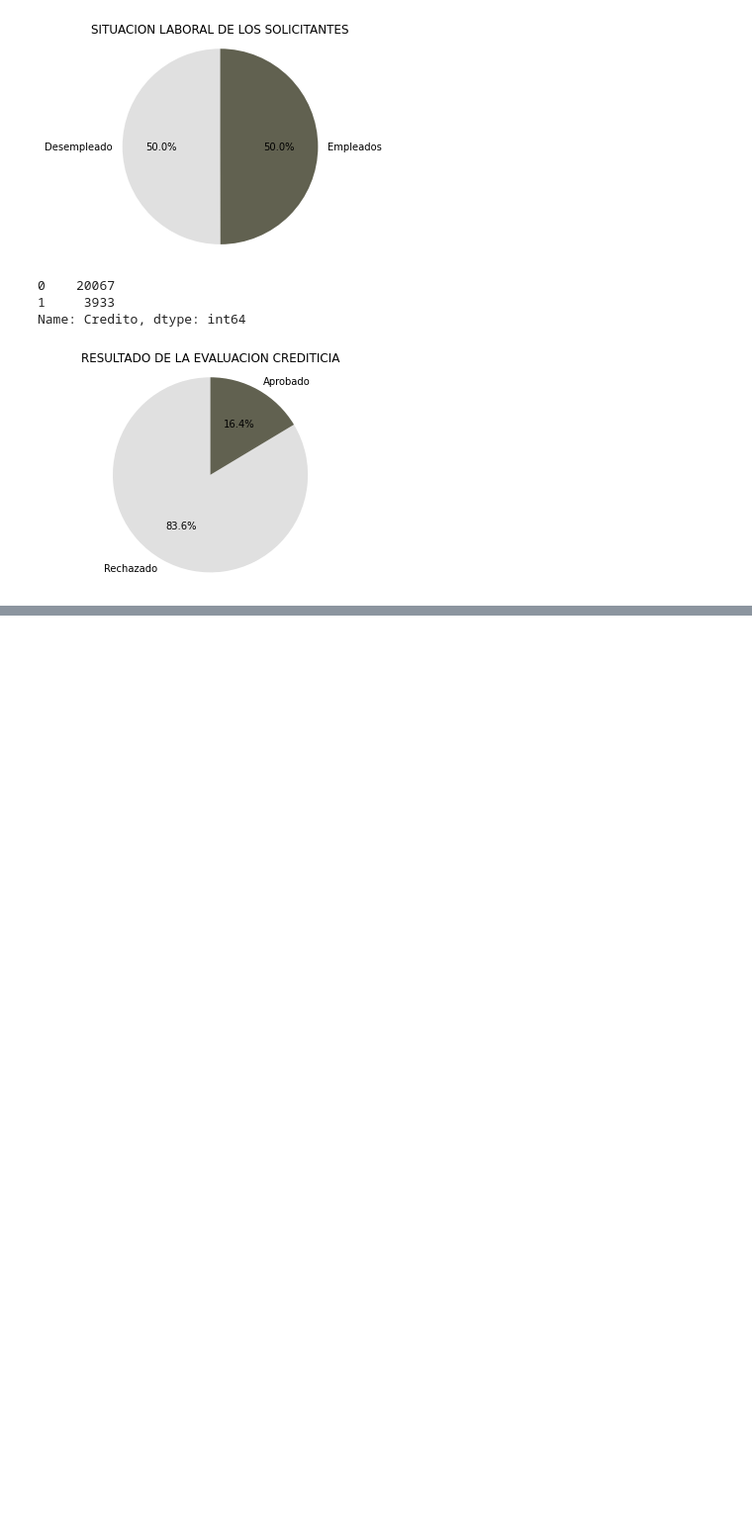
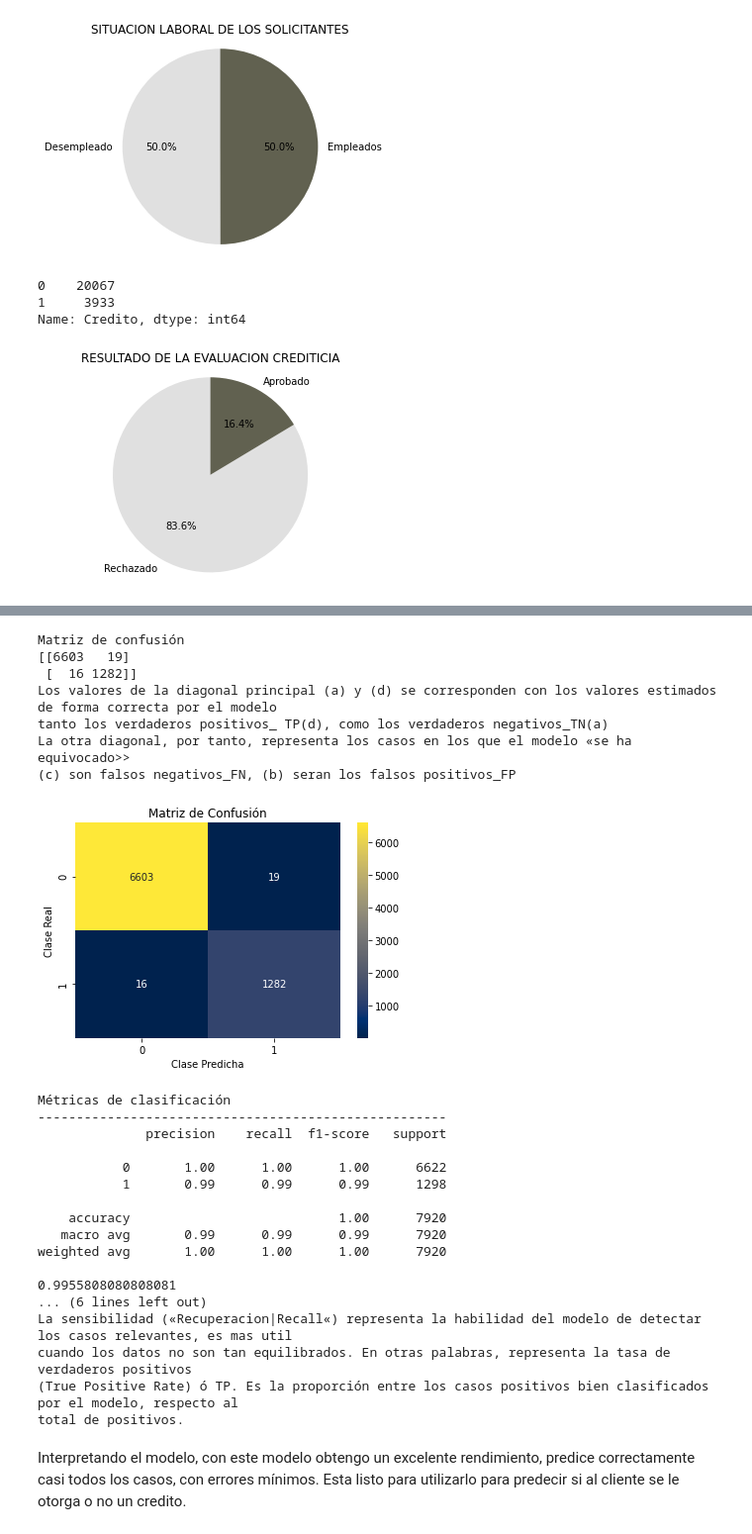
Before and after one commit to NestorDiazDataSC/Analisis_de_Datos, a Jupyter notebook: Creditos/loan_data.ipynb, the cells around one changed output, grey strips where cells are left out. Shown: that part at 99% size. Cells and saved outputs as stored; diff of their text form; code cells hidden in the pictures; blank space fills up the shorter version.

```diff
--- a/Creditos/loan_data.ipynb
+++ b/Creditos/loan_data.ipynb
@@ -91,0 +261,6 @@ plt.show()
+# %%
+# Creo un modelo de 200 arboles de decisión.
+model = RandomForestClassifier(random_state=10, n_estimators=200,
+                               class_weight="balanced", max_features="log2")
+model.fit(X_train, y_train)
+print(f"La precisión del Random Forest es: {model.score(X_test, y_test)}")
@@ -91,0 +269,4 @@ plt.show()
+# %%
+classifier=model.fit(X_train, y_train) #Construimos el modelo sobre los datos de entrenamiento
+# %%
+predictions=classifier.predict(X_test)
@@ -91,0 +287,67 @@ plt.show()
+# %%
+from sklearn.metrics import classification_report, confusion_matrix, accuracy_score
+print("Matriz de confusión")
+print(confusion_matrix(y_test,predictions))
+print("Los valores de la diagonal principal (a) y (d) se corresponden con los valores estimados de forma correcta por el modelo")
+print("tanto los verdaderos positivos_ TP(d), como los verdaderos negativos_TN(a)")
+print("La otra diagonal, por tanto, representa los casos en los que el modelo «se ha equivocado>>")
+print("(c) son falsos negativos_FN, (b) seran los falsos positivos_FP")
+print()
+# Obtener la matriz de confusión
+cm = confusion_matrix(y_test, predictions)
+
+# Crear el mapa de calor de la matriz de confusión
+sns.heatmap(cm, annot=True, fmt='d', cmap='cividis')
+
+# Agregar etiquetas y títulos
+plt.title('Matriz de Confusión')
+plt.xlabel('Clase Predicha')
+plt.ylabel('Clase Real')
+
+# Mostrar el gráfico
+plt.show()
+
+print()
+print("Métricas de clasificación")
+print("-----------------------------------------------------")
+print(classification_report(y_test,predictions))
+print(accuracy_score(y_test, predictions))
+
+print ()
+print ("La exactitud («accuracy«) representa el porcentaje de predicciones correctas frente al total. Es el cociente entre los")
+print ("casos bien clasificados por el modelo (verdaderos positivos y verdaderos negativos, es decir, los valores en la ")
+print ("diagonal de la matriz de confusión), y la suma de todos los casos.")
+print ("Cuando un conjunto de datos es poco equilibrado, no es una métrica útil")
+print ()
+print ("La sensibilidad («Recuperacion|Recall«) representa la habilidad del modelo de detectar los casos relevantes, es mas util")
+print ("cuando los datos no son tan equilibrados. En otras palabras, representa la tasa de verdaderos positivos")
+print ("(True Positive Rate) ó TP. Es la proporción entre los casos positivos bien clasificados por el modelo, respecto al ")
+print ("total de positivos.")
+# %% [output]
+Matriz de confusión
+[[6603   19]
+ [  16 1282]]
+Los valores de la diagonal principal (a) y (d) se corresponden con los valores estimados de forma correcta por el modelo
+tanto los verdaderos positivos_ TP(d), como los verdaderos negativos_TN(a)
+La otra diagonal, por tanto, representa los casos en los que el modelo «se ha equivocado>>
+(c) son falsos negativos_FN, (b) seran los falsos positivos_FP
+[figure, added]
+Métricas de clasificación
+-----------------------------------------------------
+              precision    recall  f1-score   support
+
+           0       1.00      1.00      1.00      6622
+           1       0.99      0.99      0.99      1298
+
+    accuracy                           1.00      7920
+   macro avg       0.99      0.99      0.99      7920
+weighted avg       1.00      1.00      1.00      7920
+
+0.9955808080808081
+... (6 lines left out)
+La sensibilidad («Recuperacion|Recall«) representa la habilidad del modelo de detectar los casos relevantes, es mas util
+cuando los datos no son tan equilibrados. En otras palabras, representa la tasa de verdaderos positivos
+(True Positive Rate) ó TP. Es la proporción entre los casos positivos bien clasificados por el modelo, respecto al
+total de positivos.
+# %% [markdown]
+Interpretando el modelo, con este modelo obtengo un excelente rendimiento, predice correctamente casi todos los casos, con errores mínimos. Esta listo para utilizarlo para predecir si al cliente se le otorga o no un credito.
```
Also changed, not shown: parts of 28 cells of this notebook.
